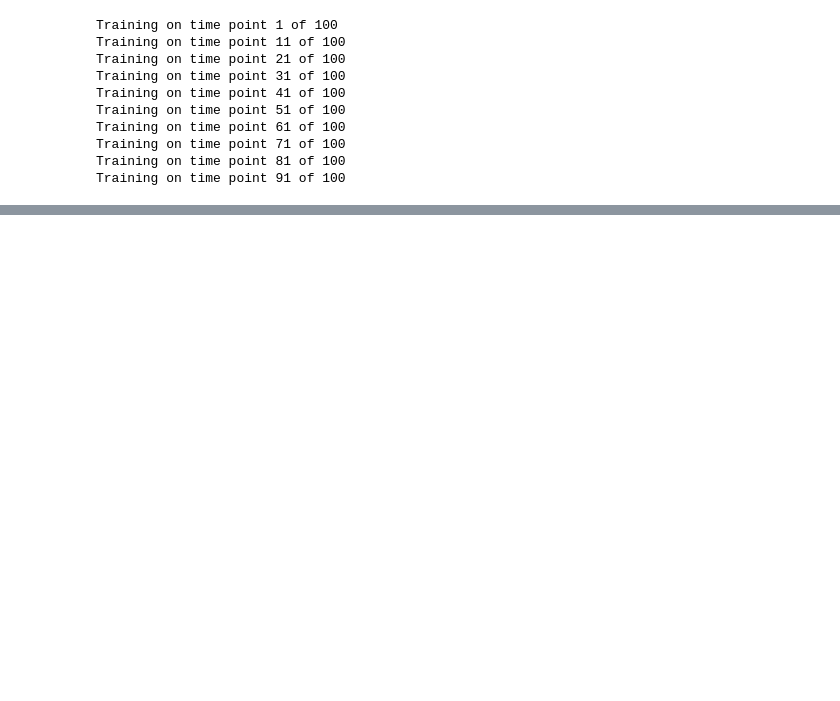
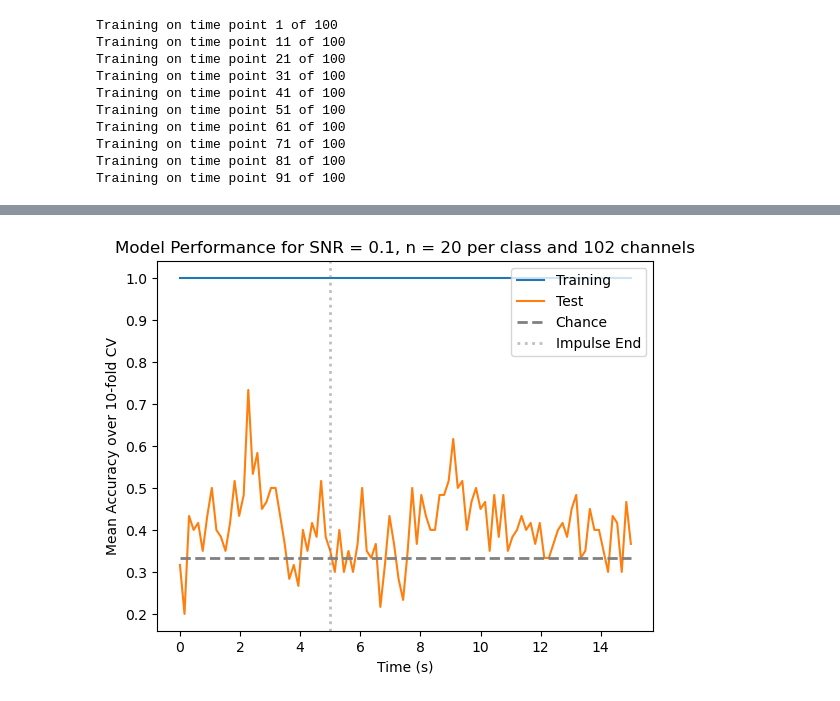
Before and after one commit to adkipnis/compositional-inference-experiment, a Jupyter notebook: simulation-test/spell-decoder.ipynb, the cells around one changed output, grey strips where cells are left out. Drawn from its saved outputs; the diff is of its cells as text; code cells hidden in the pictures; blank space fills up the shorter version.

```diff
--- a/simulation-test/spell-decoder.ipynb
+++ b/simulation-test/spell-decoder.ipynb
@@ -164,0 +202,4 @@ plt.legend(["Training", "Test", "Chance"], loc='upper right')
+# %%
+testDecoder(mnc, kf, nObs=20, snr=.1)
+# %% [output]
+[figure, added]
```
Also changed, not shown: parts of 13 cells of this notebook.
